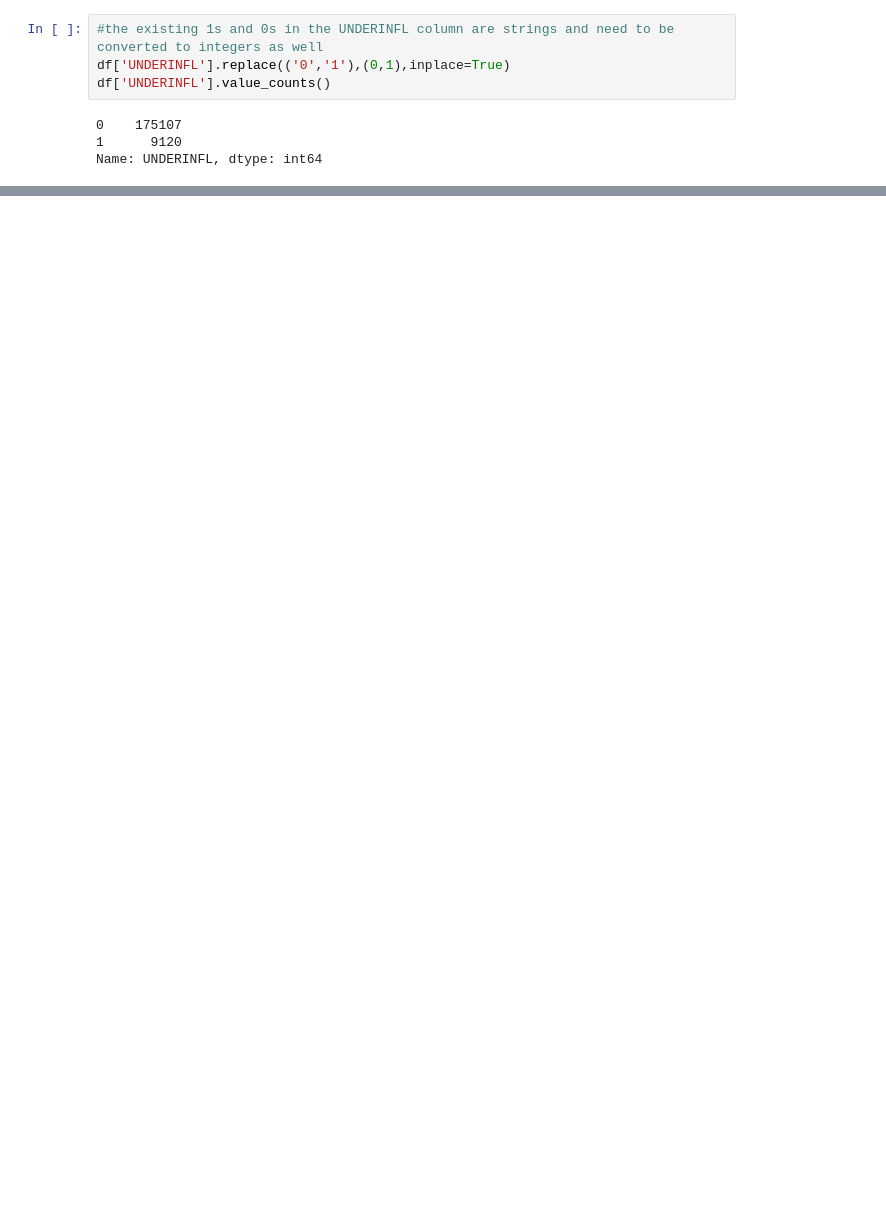
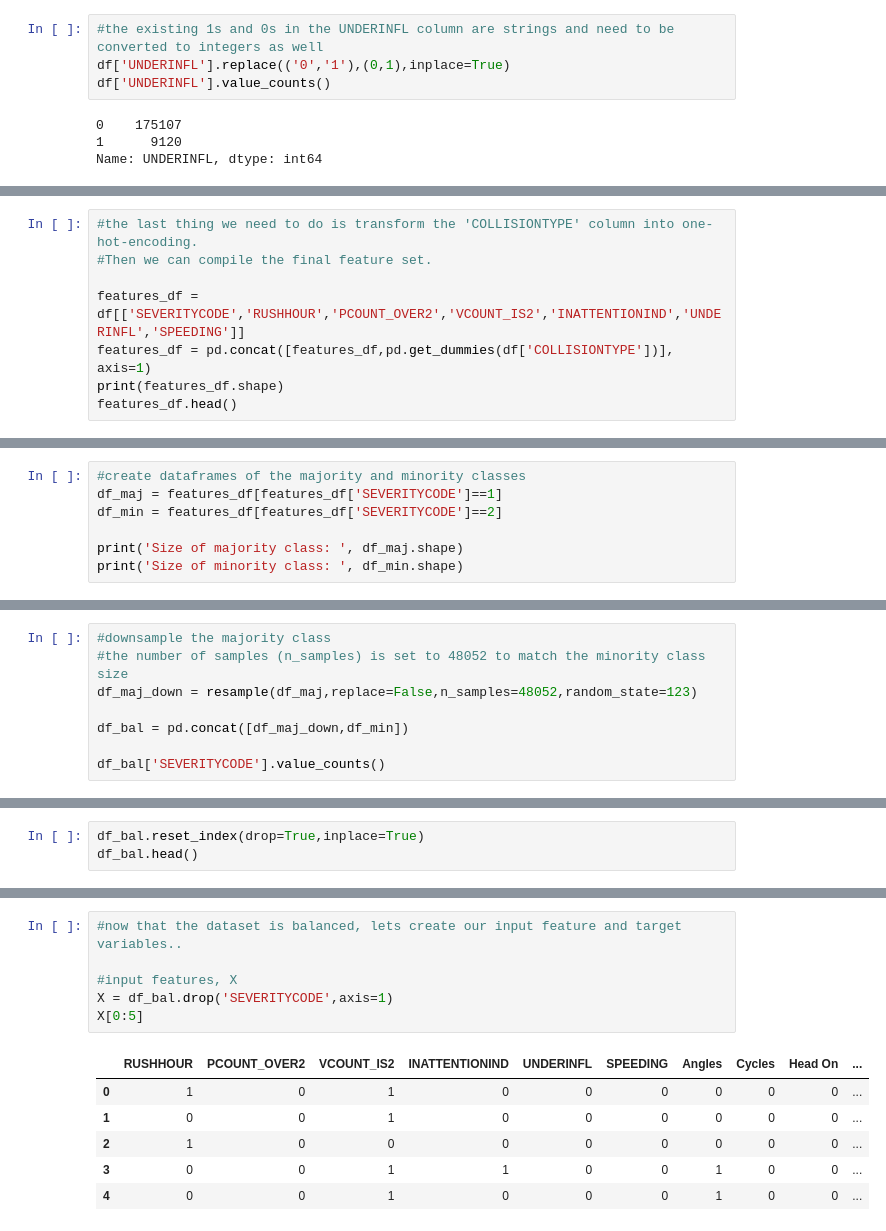
Before and after one commit to samjsteffes/Coursera_Capstone, a Jupyter notebook: capstone_modeling.ipynb, the cells around one changed output, grey strips where cells are left out. Cells and saved outputs as stored; diff of their text form; blank space fills up the shorter version.

```diff
--- a/capstone_modeling.ipynb
+++ b/capstone_modeling.ipynb
@@ -317,0 +464,8 @@ df.head()
+# %%
+#the last thing we need to do is transform the 'COLLISIONTYPE' column into one-hot-encoding.
+#Then we can compile the final feature set.
+
+features_df = df[['SEVERITYCODE','RUSHHOUR','PCOUNT_OVER2','VCOUNT_IS2','INATTENTIONIND','UNDERINFL','SPEEDING']]
+features_df = pd.concat([features_df,pd.get_dummies(df['COLLISIONTYPE'])], axis=1)
+print(features_df.shape)
+features_df.head()
@@ -317,0 +509,7 @@ df.head()
+# %%
+#create dataframes of the majority and minority classes
+df_maj = features_df[features_df['SEVERITYCODE']==1]
+df_min = features_df[features_df['SEVERITYCODE']==2]
+
+print('Size of majority class: ', df_maj.shape)
+print('Size of minority class: ', df_min.shape)
@@ -317,0 +519,8 @@ df.head()
+# %%
+#downsample the majority class
+#the number of samples (n_samples) is set to 48052 to match the minority class size
+df_maj_down = resample(df_maj,replace=False,n_samples=48052,random_state=123)
+
+df_bal = pd.concat([df_maj_down,df_min])
+
+df_bal['SEVERITYCODE'].value_counts()
@@ -317,0 +531,3 @@ df.head()
+# %%
+df_bal.reset_index(drop=True,inplace=True)
+df_bal.head()
@@ -317,0 +541,13 @@ df.head()
+# %%
+#now that the dataset is balanced, lets create our input feature and target variables..
+
+#input features, X
+X = df_bal.drop('SEVERITYCODE',axis=1)
+X[0:5]
+# %% [output]
+|  | RUSHHOUR | PCOUNT_OVER2 | VCOUNT_IS2 | INATTENTIONIND | UNDERINFL | SPEEDING | Angles | Cycles | Head On | ... |
+| 0 | 1 | 0 | 1 | 0 | 0 | 0 | 0 | 0 | 0 | ... |
+| 1 | 0 | 0 | 1 | 0 | 0 | 0 | 0 | 0 | 0 | ... |
+| 2 | 1 | 0 | 0 | 0 | 0 | 0 | 0 | 0 | 0 | ... |
+| 3 | 0 | 0 | 1 | 1 | 0 | 0 | 1 | 0 | 0 | ... |
+| 4 | 0 | 0 | 1 | 0 | 0 | 0 | 1 | 0 | 0 | ... |
```
Also changed, not shown: parts of 35 cells of this notebook, 1 other file.
